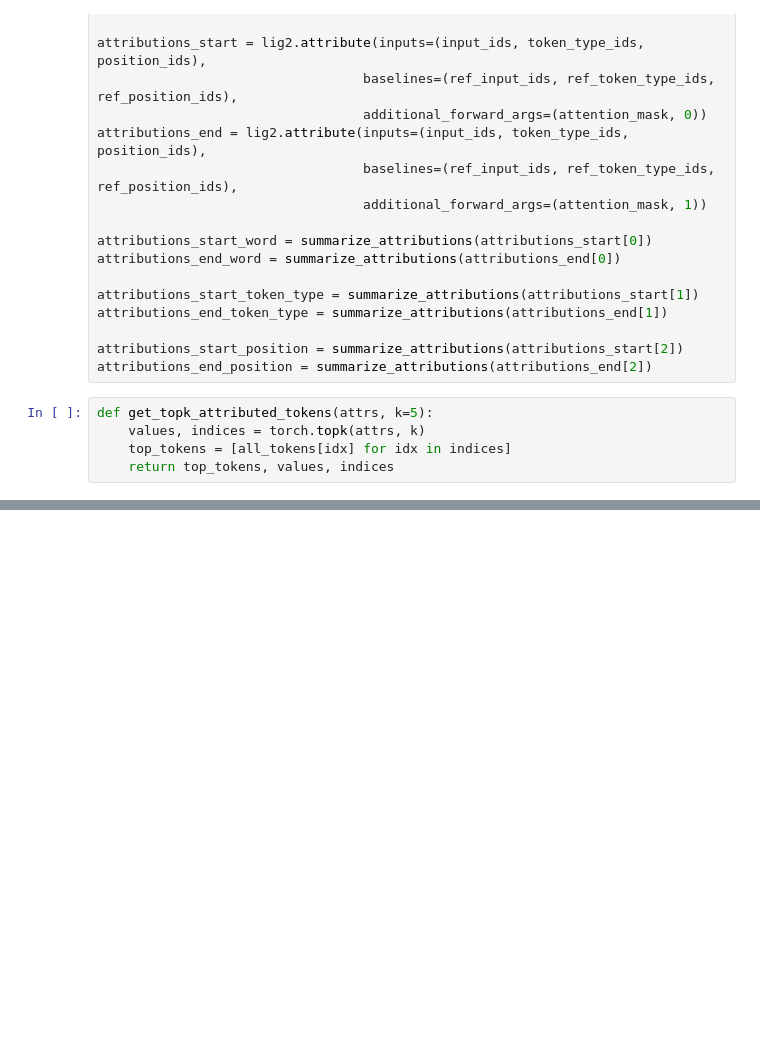
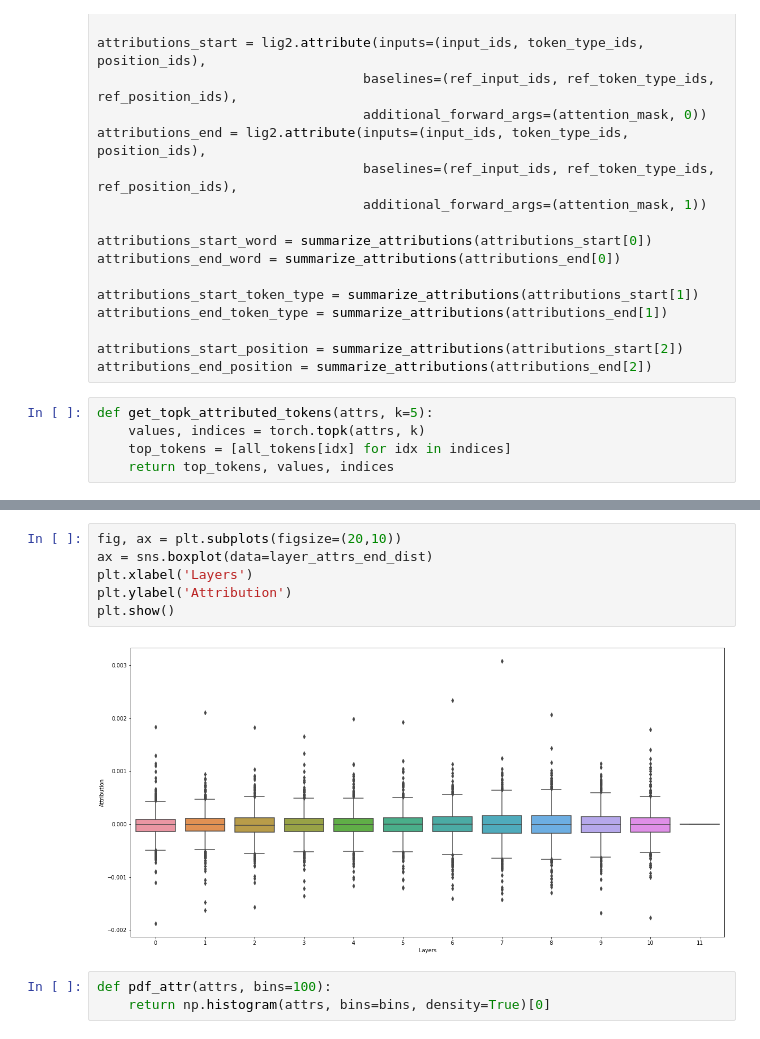
Before and after one commit to jzchan132/BMI, a Jupyter notebook: Interpreting QA with BERT.ipynb, the cells around one changed output, grey strips where cells are left out. Saved outputs shown, nothing was run; the diff lists cells and outputs as text; blank space fills up the shorter version.

```diff
--- a/Interpreting QA with BERT.ipynb
+++ b/Interpreting QA with BERT.ipynb
@@ -226,0 +319,11 @@ ImportError: Missing optional dependency 'Jinja2'. DataFrame.style requires jinj
+# %%
+fig, ax = plt.subplots(figsize=(20,10))
+ax = sns.boxplot(data=layer_attrs_end_dist)
+plt.xlabel('Layers')
+plt.ylabel('Attribution')
+plt.show()
+# %% [output]
+[figure, added]
+# %%
+def pdf_attr(attrs, bins=100):
+    return np.histogram(attrs, bins=bins, density=True)[0]
```
Also changed, not shown: parts of 14 cells of this notebook.
